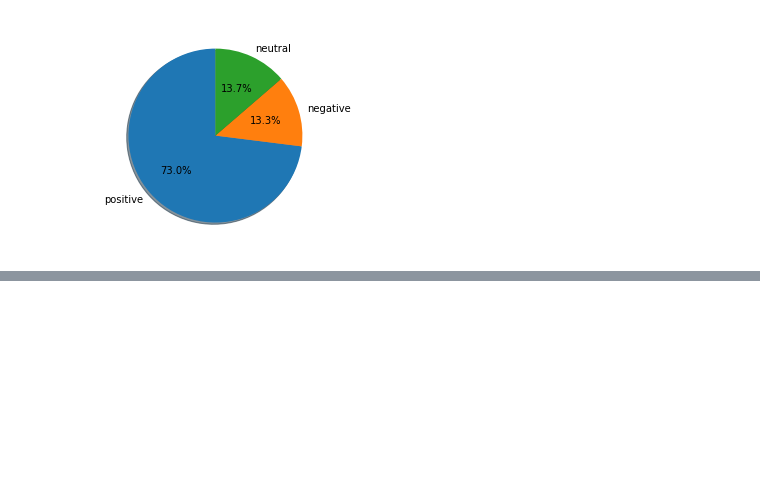
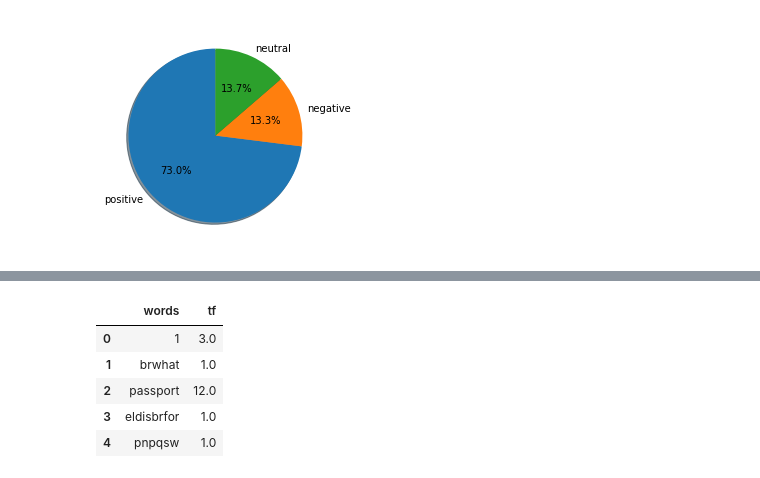
Before and after one commit to mkkhanzadi/AFdataanalysis, a Jupyter notebook: Comparative.ipynb, the cells around one changed output, grey strips where cells are left out. Cells and saved outputs as stored; diff of their text form; code cells hidden in the pictures; blank space fills up the shorter version.

```diff
--- a/Comparative.ipynb
+++ b/Comparative.ipynb
@@ -602,0 +617,14 @@ ax1.pie(sizes, labels=labels, autopct='%1.1f%%',
+# %%
+#removing stopwords
+import nltk
+nltk.download('stopwords')
+from nltk.corpus import stopwords
+stop = stopwords.words('english')
+Arrival_can['Message_nostop'] = Arrival_can['Message_nopunct'].apply(lambda x: " ".join(x for x in x.split() if x not in stop))
+#Arrival_can.head()
+
+#term frequency
+tf1_Arrival_can = (Arrival_can['Message_nostop'][1:30]).apply(lambda x: pd.value_counts(x.split(" "))).sum(axis = 0).reset_index()
+tf1_Arrival_can.columns = ['words','tf']
+tf1_Arrival_can.head()
+# %% [output]
@@ -602,0 +634,6 @@ ax1.pie(sizes, labels=labels, autopct='%1.1f%%',
+|  | words | tf |
+| 0 | 1 | 3.0 |
+| 1 | brwhat | 1.0 |
+| 2 | passport | 12.0 |
+| 3 | eldisbrfor | 1.0 |
+| 4 | pnpqsw | 1.0 |
```
Also changed, not shown: parts of 6 cells of this notebook.
